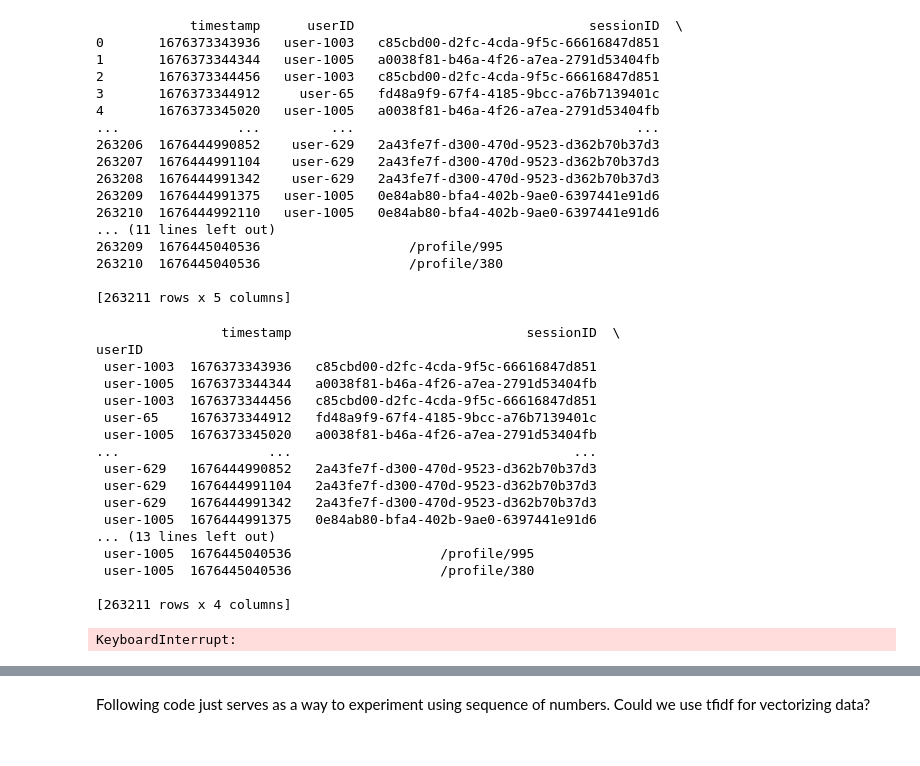
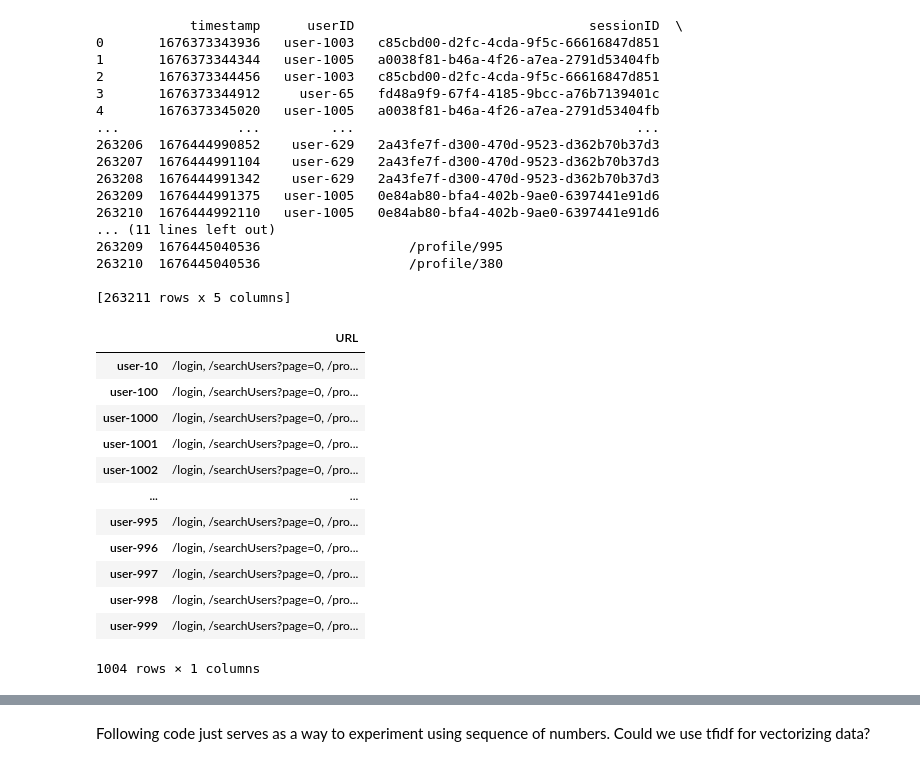
Before and after one commit to Request-analysis-ML/request-analyzer-model, a Jupyter notebook: score_based.ipynb, the cells around one changed output, grey strips where cells are left out. Saved outputs shown, nothing was run; the diff lists cells and outputs as text; code cells hidden in the pictures.

```diff
--- a/score_based.ipynb
+++ b/score_based.ipynb
@@ -27,41 +29,21 @@ print(data)
 [263211 rows x 5 columns]
 # %%
 users = list(data['userID'])
-allUsers = data.set_index(['userID'])
-print(allUsers)
+allUsers = data.set_index(['userID']).rename_axis(None)
+allUsers = allUsers.drop(columns=['timestamp', 'sessionID', 'expiring'])
+df = allUsers.groupby( level=0).agg(','.join)
+df
 # %% [output]
+|  | URL |
+| user-10 | /login, /searchUsers?page=0, /pro... |
+| user-100 | /login, /searchUsers?page=0, /pro... |
+| user-1000 | /login, /searchUsers?page=0, /pro... |
+| user-1001 | /login, /searchUsers?page=0, /pro... |
+| user-1002 | /login, /searchUsers?page=0, /pro... |
+| ... | ... |
+| user-995 | /login, /searchUsers?page=0, /pro... |
+| user-996 | /login, /searchUsers?page=0, /pro... |
+| user-997 | /login, /searchUsers?page=0, /pro... |
+| user-998 | /login, /searchUsers?page=0, /pro... |
+| user-999 | /login, /searchUsers?page=0, /pro... |
-                timestamp                              sessionID  \
-userID
- user-1003  1676373343936   c85cbd00-d2fc-4cda-9f5c-66616847d851
- user-1005  1676373344344   a0038f81-b46a-4f26-a7ea-2791d53404fb
- user-1003  1676373344456   c85cbd00-d2fc-4cda-9f5c-66616847d851
- user-65    1676373344912   fd48a9f9-67f4-4185-9bcc-a76b7139401c
- user-1005  1676373345020   a0038f81-b46a-4f26-a7ea-2791d53404fb
-...                   ...                                    ...
- user-629   1676444990852   2a43fe7f-d300-470d-9523-d362b70b37d3
- user-629   1676444991104   2a43fe7f-d300-470d-9523-d362b70b37d3
- user-629   1676444991342   2a43fe7f-d300-470d-9523-d362b70b37d3
- user-1005  1676444991375   0e84ab80-bfa4-402b-9ae0-6397441e91d6
-... (13 lines left out)
- user-1005  1676445040536                   /profile/995
- user-1005  1676445040536                   /profile/380
-
-[263211 rows x 4 columns]
+1004 rows × 1 columns
-# %%
-newDF = []
-
-for name in users:
-    l = []
-    l.append(name)
-    userInfo = allUsers.loc[name]
-    userReq = list(userInfo['URL'])
-    for req in userReq:
-        l.append(req)
-    newDF.append(l)
-
-
-df = pd.DataFrame(data=newDF)
-
-print(df)
-# %% [output]
-KeyboardInterrupt:
```
Also changed, not shown: parts of 5 cells of this notebook, 2 other files.
